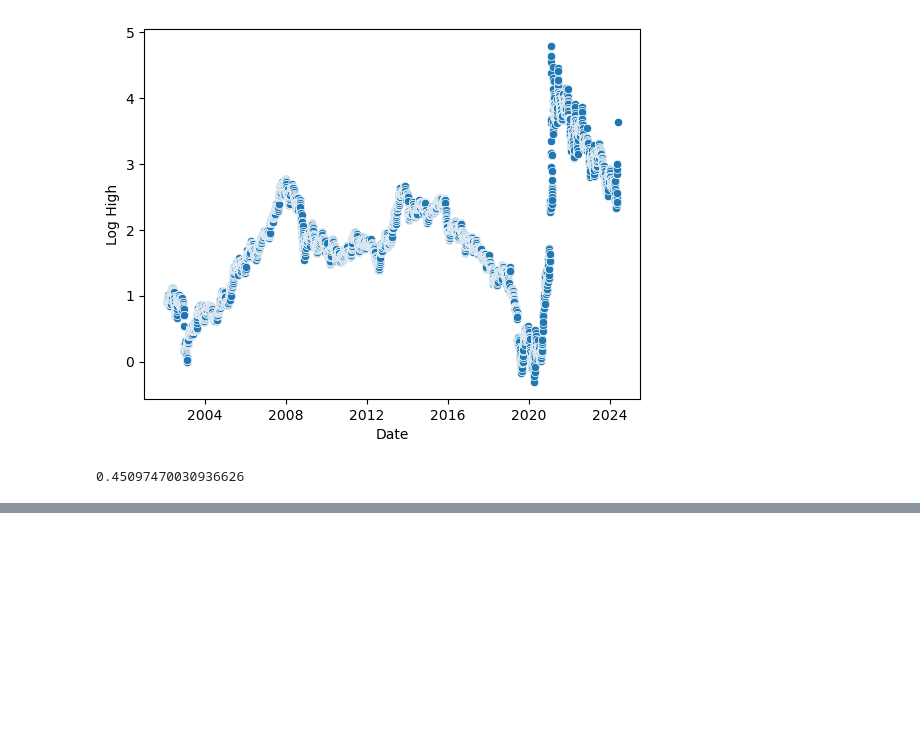
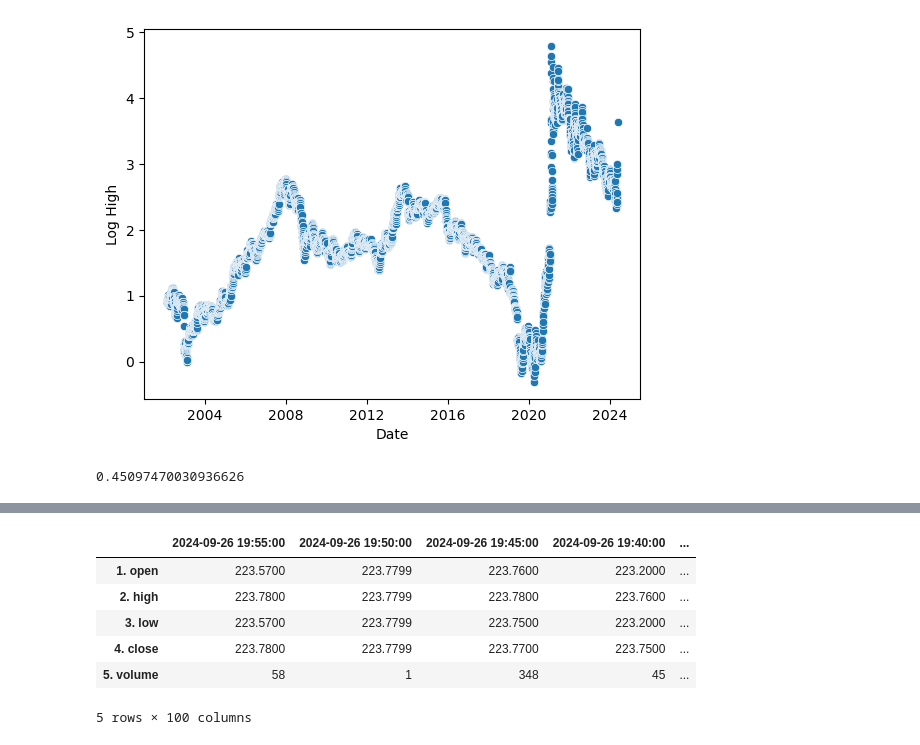
Before and after one commit to applepot437/ai, a Jupyter notebook: sem 1/stocks/stonks.ipynb, the cells around one changed output, grey strips where cells are left out. Cells and saved outputs as stored; diff of their text form; code cells hidden in the pictures; blank space fills up the shorter version.

```diff
--- a/sem 1/stocks/stonks.ipynb
+++ b/sem 1/stocks/stonks.ipynb
@@ -80,0 +99,7 @@ correlation
+# %%
+# replace the "demo" apikey below with your own key from https://www.alphavantage.co/support/#api-key
+url = 'https://www.alphavantage.co/query?function=TIME_SERIES_INTRADAY&symbol=IBM&interval=5min&apikey=ZEK7RZHZ5MT4DNSN'
+r = requests.get(url)
+data = r.json()
+
+print(data)
@@ -80,0 +108,11 @@ correlation
+# %%
+example = pd.DataFrame(data['Time Series (5min)'])
+example.head()
+# %% [output]
+|  | 2024-09-26 19:55:00 | 2024-09-26 19:50:00 | 2024-09-26 19:45:00 | 2024-09-26 19:40:00 | ... |
+| 1. open | 223.5700 | 223.7799 | 223.7600 | 223.2000 | ... |
+| 2. high | 223.7800 | 223.7799 | 223.7800 | 223.7600 | ... |
+| 3. low | 223.5700 | 223.7799 | 223.7500 | 223.2000 | ... |
+| 4. close | 223.7800 | 223.7799 | 223.7700 | 223.7500 | ... |
+| 5. volume | 58 | 1 | 348 | 45 | ... |
+5 rows × 100 columns
```
Also changed, not shown: parts of 4 cells of this notebook, 2 other files.
